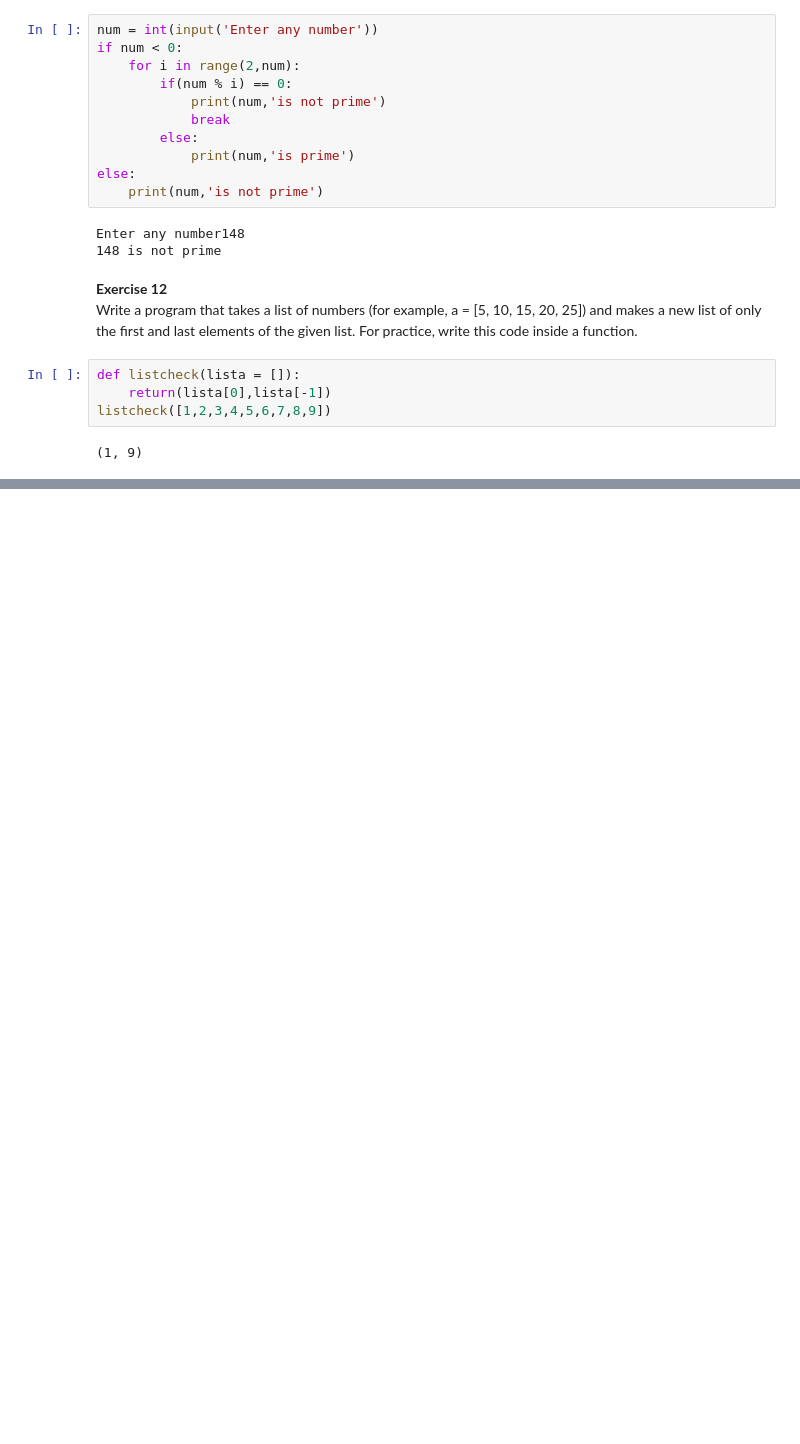
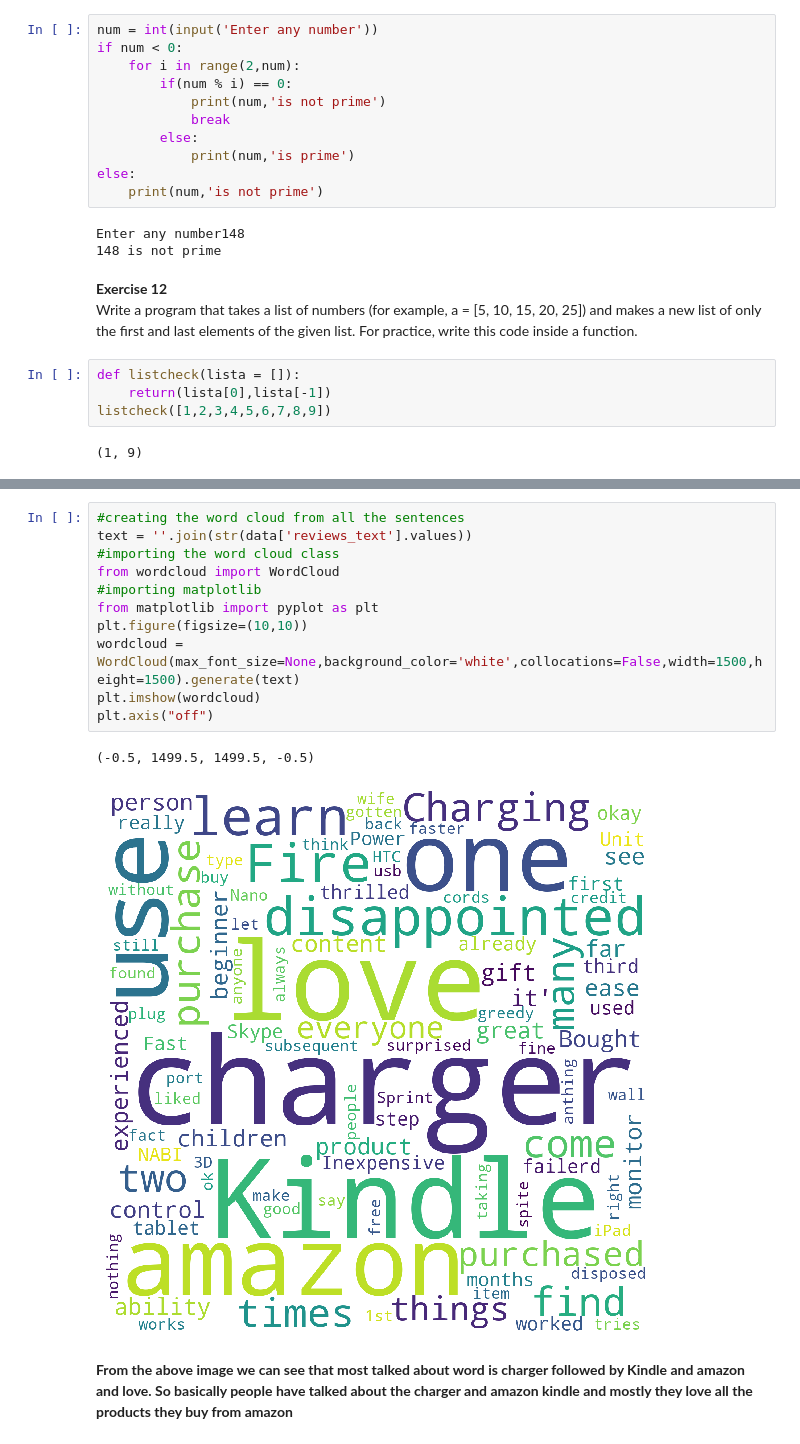
Before and after one commit to ArnabBasak/AnalyticsLabs_CaseStudies, a Jupyter notebook: Basic_Python/Python exercise.ipynb, the cells around one changed output, grey strips where cells are left out. Saved outputs shown, nothing was run; the diff lists cells and outputs as text; blank space fills up the shorter version.

```diff
--- a/Basic_Python/Python exercise.ipynb
+++ b/Basic_Python/Python exercise.ipynb
@@ -518,0 +549,16 @@ KeyboardInterrupt:
+# %%
+#creating the word cloud from all the sentences
+text = ''.join(str(data['reviews_text'].values))
+#importing the word cloud class
+from wordcloud import WordCloud
+#importing matplotlib
+from matplotlib import pyplot as plt
+plt.figure(figsize=(10,10))
+wordcloud = WordCloud(max_font_size=None,background_color='white',collocations=False,width=1500,height=1500).generate(text)
+plt.imshow(wordcloud)
+plt.axis("off")
+# %% [output]
+(-0.5, 1499.5, 1499.5, -0.5)
+[figure, added]
+# %% [markdown]
+<b> From the above image we can see that most talked about word is charger followed by Kindle and amazon and love. So basically people have talked about the charger and amazon kindle and mostly they love all the products they buy from amazon </b>
```
Also changed, not shown: parts of 9 cells of this notebook, 2 other files.
